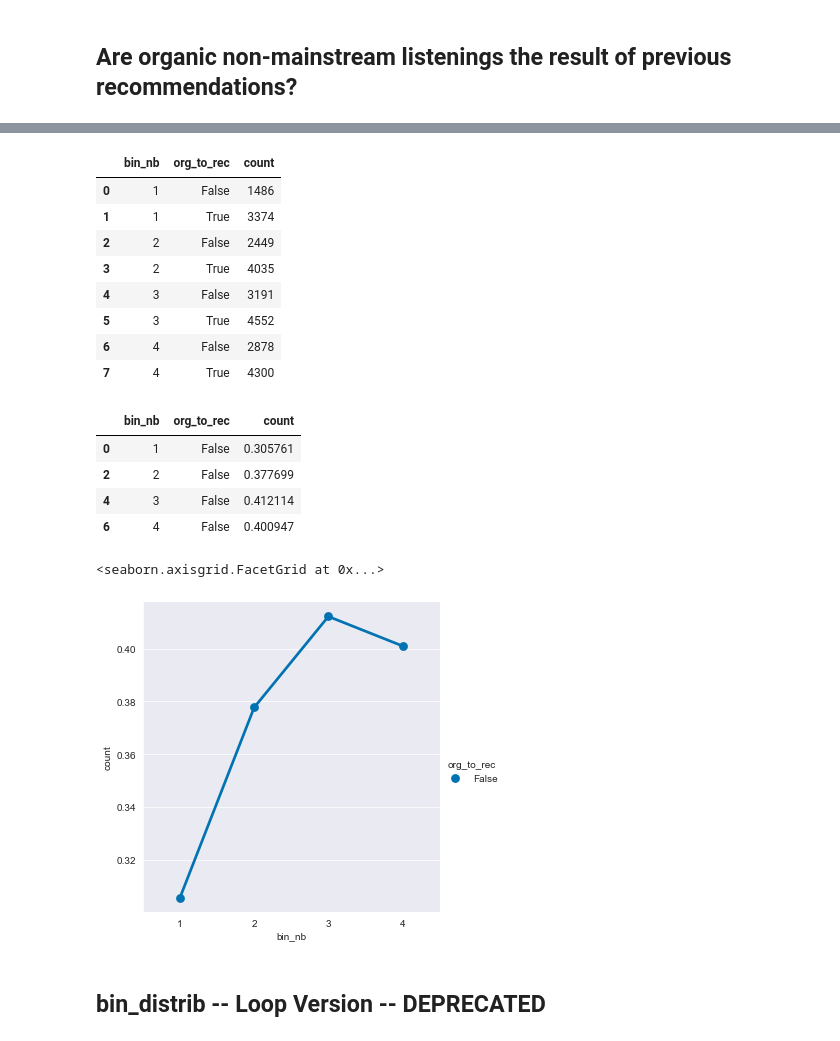
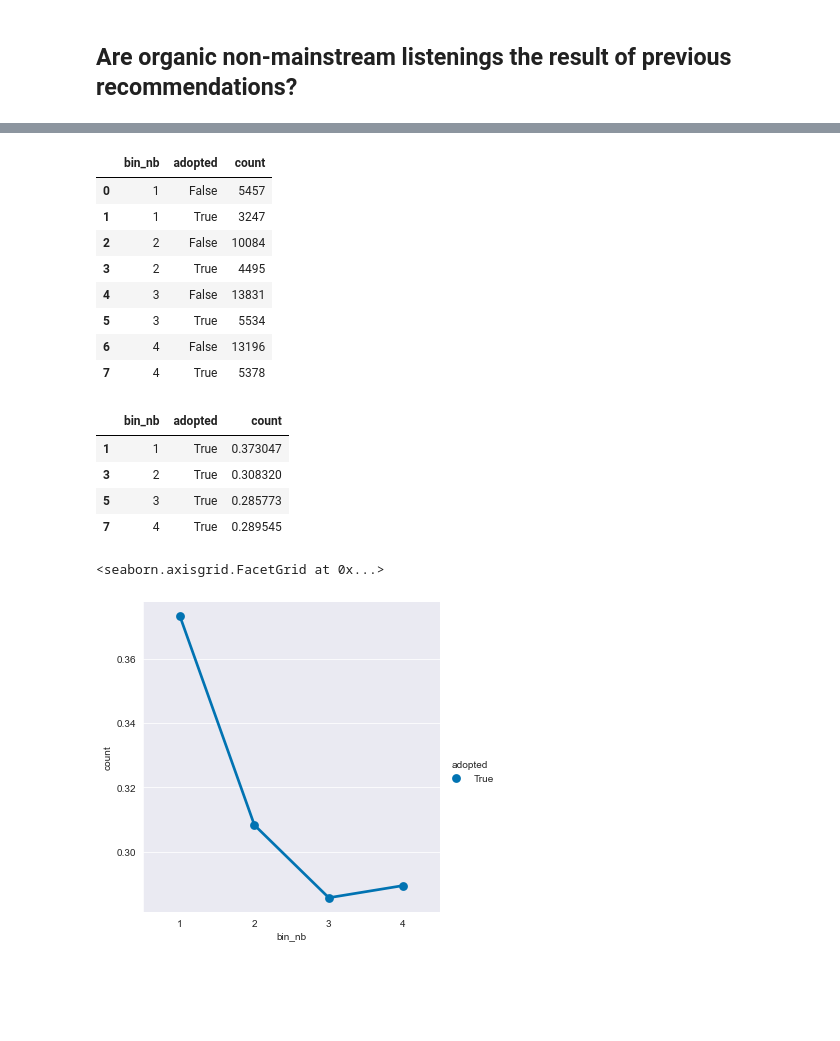
Before and after one commit to QuVil/cmb-recommendation, a Jupyter notebook: src/analysis/mainstream_tests.ipynb, the cells around one changed output, grey strips where cells are left out. Drawn from its saved outputs; the diff is of its cells as text; code cells hidden in the pictures; blank space fills up the shorter version.

Commit message:
2704 distribution of re-listens for adopted titles plus some stuff I dont remember

```diff
--- a/src/analysis/mainstream_tests.ipynb
+++ b/src/analysis/mainstream_tests.ipynb
@@ -460,2 +450,2 @@ reco_orga_table.to_csv("reco_orga_table.csv", index=False)
 # %%
-reco_orga_table = pd.read_csv("reco_orga_table.csv")
+adopted_table = pd.read_csv("adopted_table.csv")
@@ -462,7 +454,7 @@ reco_orga_table = pd.read_csv("reco_orga_table.csv")
 # %%
 song_bins = artist_data[["sng_id", "bin_nb"]].drop_duplicates().reset_index().drop(["index"], axis=1)
 
-# Adding mainstream bins to reco_orga_table
-reco_orga_table = reco_orga_table.merge(song_bins[["sng_id", "bin_nb"]], left_on="sng_id", right_on="sng_id")
-reco_orga_table
+# Adding mainstream bins to adopted_table
+adopted_table = adopted_table.merge(song_bins[["sng_id", "bin_nb"]], left_on="sng_id", right_on="sng_id")
+adopted_table
 # %% [output]
@@ -482,38 +474,36 @@ reco_orga_table
 # %%
-reco_orga_count = reco_orga_table.groupby(["bin_nb", "org_to_rec"]).size().to_frame().reset_index()
-reco_orga_count.columns = ["bin_nb", "org_to_rec", "count"]
-reco_orga_count
+adopted_count = adopted_table.groupby(["bin_nb", "adopted"]).size().to_frame().reset_index()
+adopted_count.columns = ["bin_nb", "adopted", "count"]
+adopted_count
 # %% [output]
-|  | bin_nb | org_to_rec | count |
-| 0 | 1 | False | 1486 |
-| 1 | 1 | True | 3374 |
-| 2 | 2 | False | 2449 |
-| 3 | 2 | True | 4035 |
-| 4 | 3 | False | 3191 |
-| 5 | 3 | True | 4552 |
-| 6 | 4 | False | 2878 |
-| 7 | 4 | True | 4300 |
+|  | bin_nb | adopted | count |
+| 0 | 1 | False | 5457 |
+| 1 | 1 | True | 3247 |
+| 2 | 2 | False | 10084 |
+| 3 | 2 | True | 4495 |
+| 4 | 3 | False | 13831 |
+| 5 | 3 | True | 5534 |
+| 6 | 4 | False | 13196 |
+| 7 | 4 | True | 5378 |
 # %%
 # Normalization
-means = reco_orga_count.groupby(["bin_nb"]).sum().reset_index()
+means = adopted_count.groupby(["bin_nb"]).sum().reset_index()
 
-reco_orga_count["count"] = reco_orga_count["count"].astype(float)
-for i, row in reco_orga_count.iterrows():
-    reco_orga_count.at[i, "count"] /= means[means["bin_nb"] == row["bin_nb"]]["count"]
+adopted_count["count"] = adopted_count["count"].astype(float)
+for i, row in adopted_count.iterrows():
+    adopted_count.at[i, "count"] /= means[means["bin_nb"] == row["bin_nb"]]["count"]
 
-# No need to keep org_to_rec==True
-reco_orga_count = reco_orga_count[reco_orga_count["org_to_rec"] == False]
-reco_orga_count
+# No need to keep org_to_rec
+adopted_count = adopted_count[adopted_count["adopted"] == True]
+adopted_count
 # %% [output]
-|  | bin_nb | org_to_rec | count |
-| 0 | 1 | False | 0.305761 |
-| 2 | 2 | False | 0.377699 |
-| 4 | 3 | False | 0.412114 |
-| 6 | 4 | False | 0.400947 |
+|  | bin_nb | adopted | count |
+| 1 | 1 | True | 0.373047 |
+| 3 | 2 | True | 0.308320 |
+| 5 | 3 | True | 0.285773 |
+| 7 | 4 | True | 0.289545 |
 # %%
-sns.catplot(x="bin_nb", y="count", hue="org_to_rec", kind="point", data=reco_orga_count)
+sns.catplot(x="bin_nb", y="count", hue="adopted", kind="point", data=adopted_count)
 # %% [output]
 <seaborn.axisgrid.FacetGrid at 0x...>
-[figure, old version]
+[figure, new version]
-# %% [markdown]
-## bin_distrib -- Loop Version -- DEPRECATED
```
Also changed, not shown: parts of 22 cells of this notebook, 1 other file.
